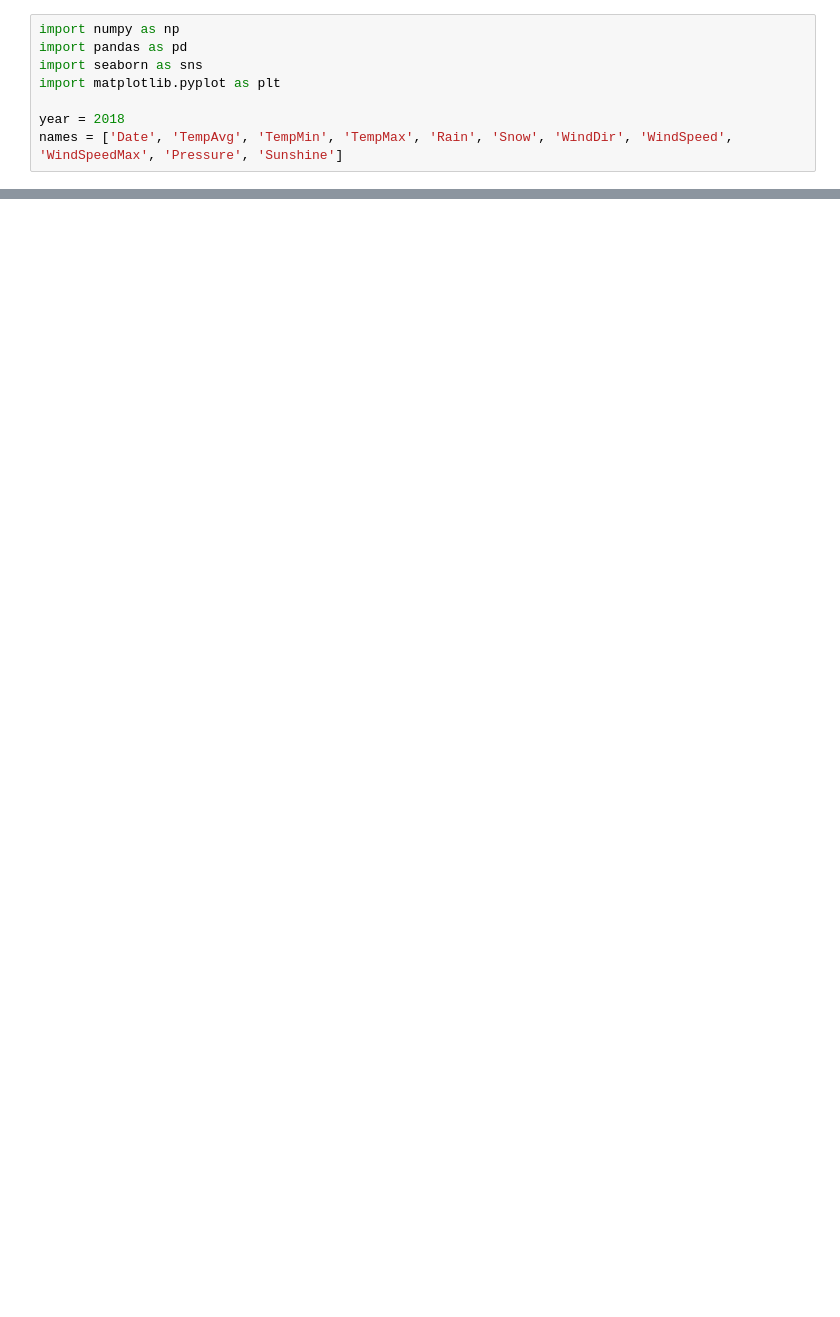
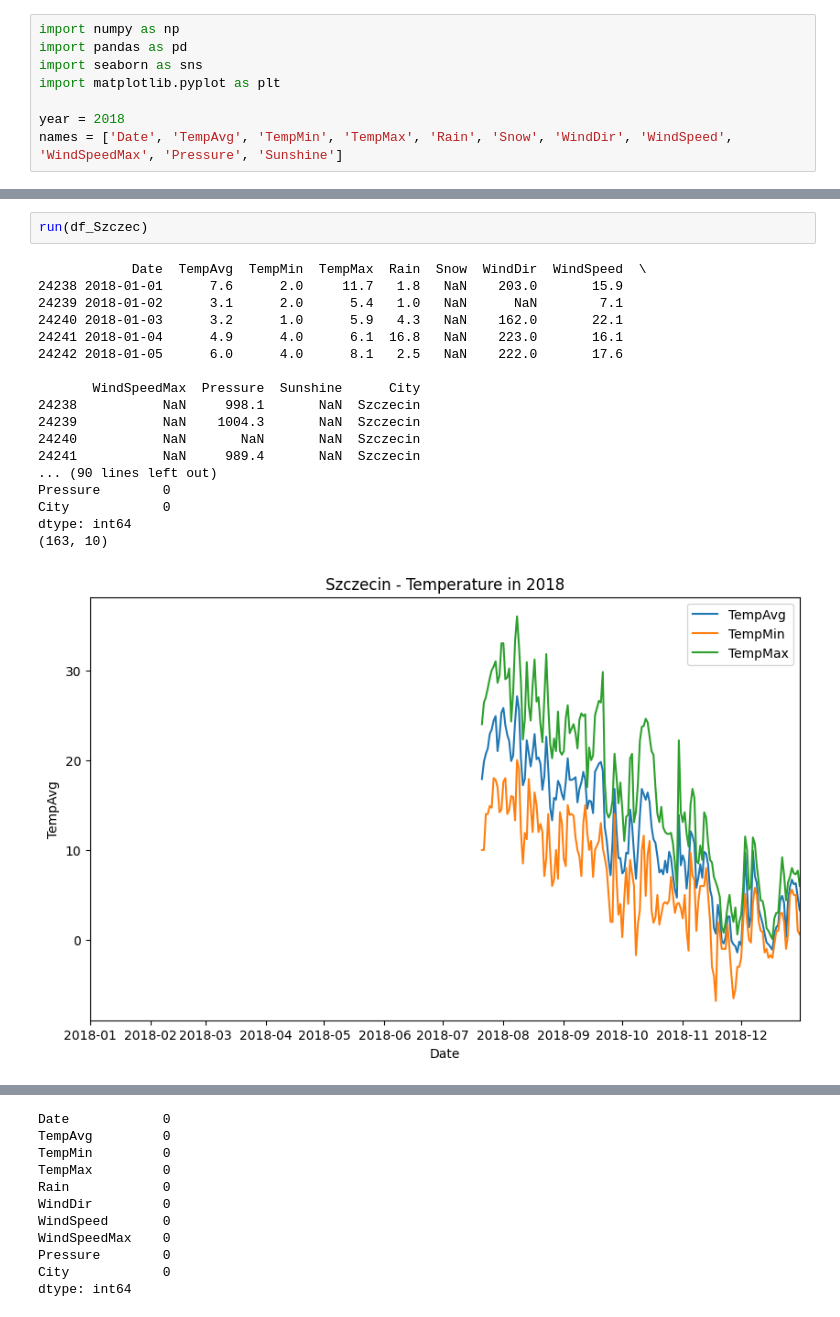
Before and after one commit to Twarug/AGH-NumericalMethods-Project, a Jupyter notebook: main.ipynb, the cells around one changed output, grey strips where cells are left out. Saved outputs shown, nothing was run; the diff lists cells and outputs as text; blank space fills up the shorter version.

```diff
--- a/main.ipynb
+++ b/main.ipynb
@@ -225,0 +287,21 @@ dtype: int64
+# %%
+run(df_Szczec)
+# %% [output]
+            Date  TempAvg  TempMin  TempMax  Rain  Snow  WindDir  WindSpeed  \
+24238 2018-01-01      7.6      2.0     11.7   1.8   NaN    203.0       15.9
+24239 2018-01-02      3.1      2.0      5.4   1.0   NaN      NaN        7.1
+24240 2018-01-03      3.2      1.0      5.9   4.3   NaN    162.0       22.1
+24241 2018-01-04      4.9      4.0      6.1  16.8   NaN    223.0       16.1
+24242 2018-01-05      6.0      4.0      8.1   2.5   NaN    222.0       17.6
+
+       WindSpeedMax  Pressure  Sunshine      City
+24238           NaN     998.1       NaN  Szczecin
+24239           NaN    1004.3       NaN  Szczecin
+24240           NaN       NaN       NaN  Szczecin
+24241           NaN     989.4       NaN  Szczecin
+... (90 lines left out)
+Pressure        0
+City            0
+dtype: int64
+(163, 10)
+[figure, added]
@@ -225,0 +312,11 @@ dtype: int64
+Date            0
+TempAvg         0
+TempMin         0
+TempMax         0
+Rain            0
+WindDir         0
+WindSpeed       0
+WindSpeedMax    0
+Pressure        0
+City            0
+dtype: int64
```
Also changed, not shown: parts of 9 cells of this notebook.
